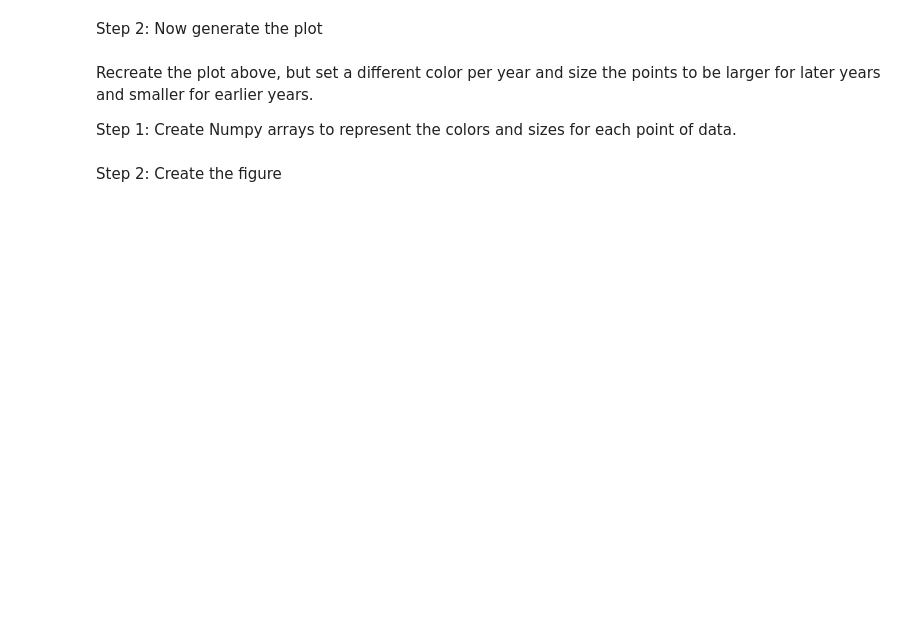
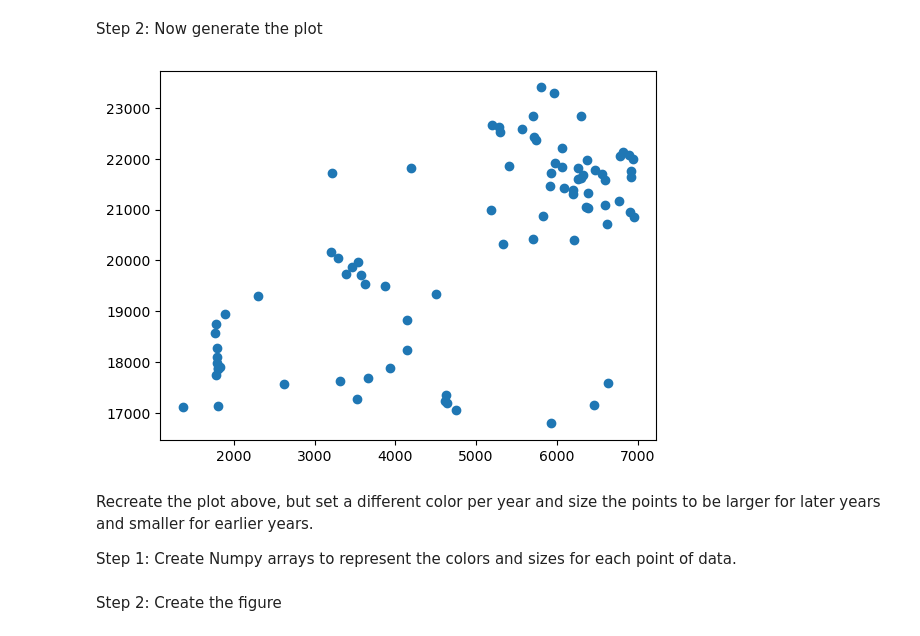
Before and after one commit to vgc40/Data-Analytics-With-Python, a Jupyter notebook: Module2-Data_Analytics/D08-Matplotlib.ipynb, the cells around one changed output. Drawn from its saved outputs; the diff is of its cells as text; code cells hidden in the pictures; blank space fills up the shorter version.

```diff
--- a/Module2-Data_Analytics/D08-Matplotlib.ipynb
+++ b/Module2-Data_Analytics/D08-Matplotlib.ipynb
@@ -139,6 +139,11 @@ wages.head()
 # %% [markdown]
 Create a graph using a single axis that shows the boxplots of the four groups. You can use the [matplotlib.axes.Axes.boxplot()](https://matplotlib.org/3.1.1/api/_as_gen/matplotlib.axes.Axes.boxplot.html) function to do this.  This will allow us to see if we properly separated rows by quartiles. It will also allow us to see the spread of the data in each quartile. Be sure to lable the x-axis tick marks with the proper quantile group name.
 # %%
+group1 = wages[(wages['Group'] == "QG1")]
+group2 = wages[(wages['Group'] == "QG2")]
+group3 = wages[(wages['Group'] == "QG3")]
+group4 = wages[(wages['Group'] == "QG4")]
+
 fig = plt.figure()
 ax = fig.add_subplot(1,1,1)
 plot = ax.boxplot(wages['Salary'])
@@ -153,5 +175,11 @@ Step 1: Transform the data such that each quantile group is a separate column wi
 # %% [markdown]
 Step 2: Now generate the plot
+# %%
+fig = plt.figure()
+ax = fig.add_subplot(1,1,1)
+plot = ax.scatter(group1['Salary'],group4['Salary'])
+# %% [output]
+[figure, added]
 # %% [markdown]
 Recreate the plot above, but set a different color per year and size the points to be larger for later years and smaller for earlier years.
 
```
Also changed, not shown: parts of 7 cells of this notebook, 16 other files.
